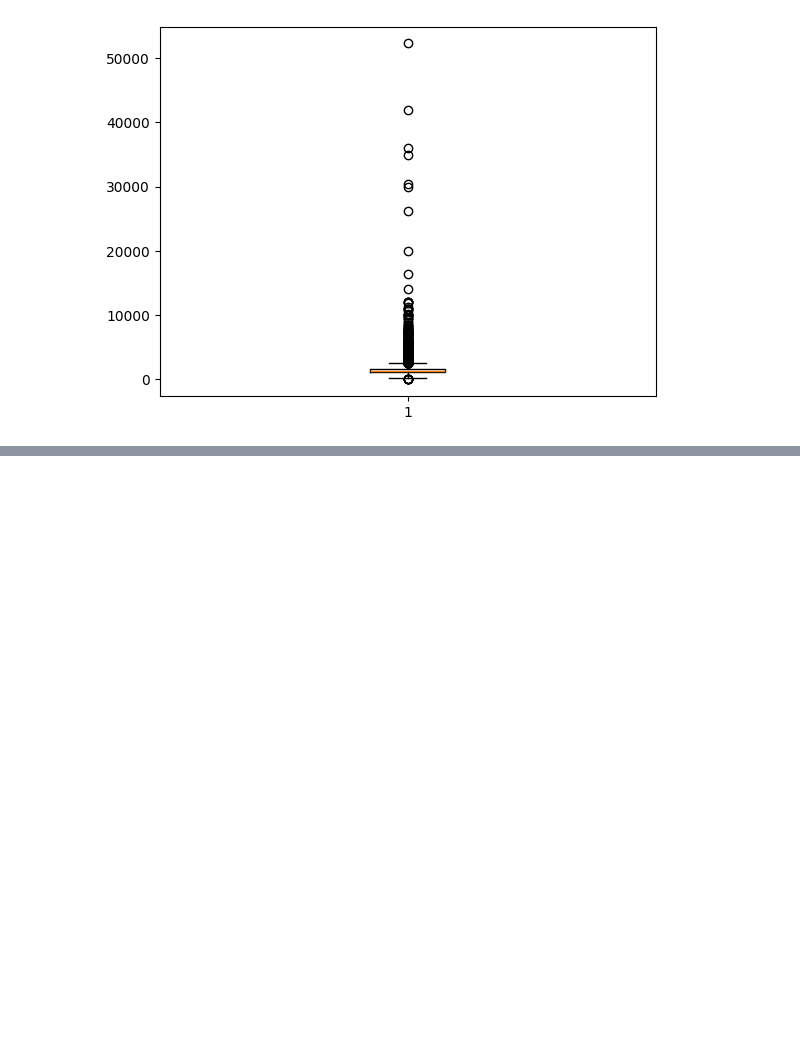
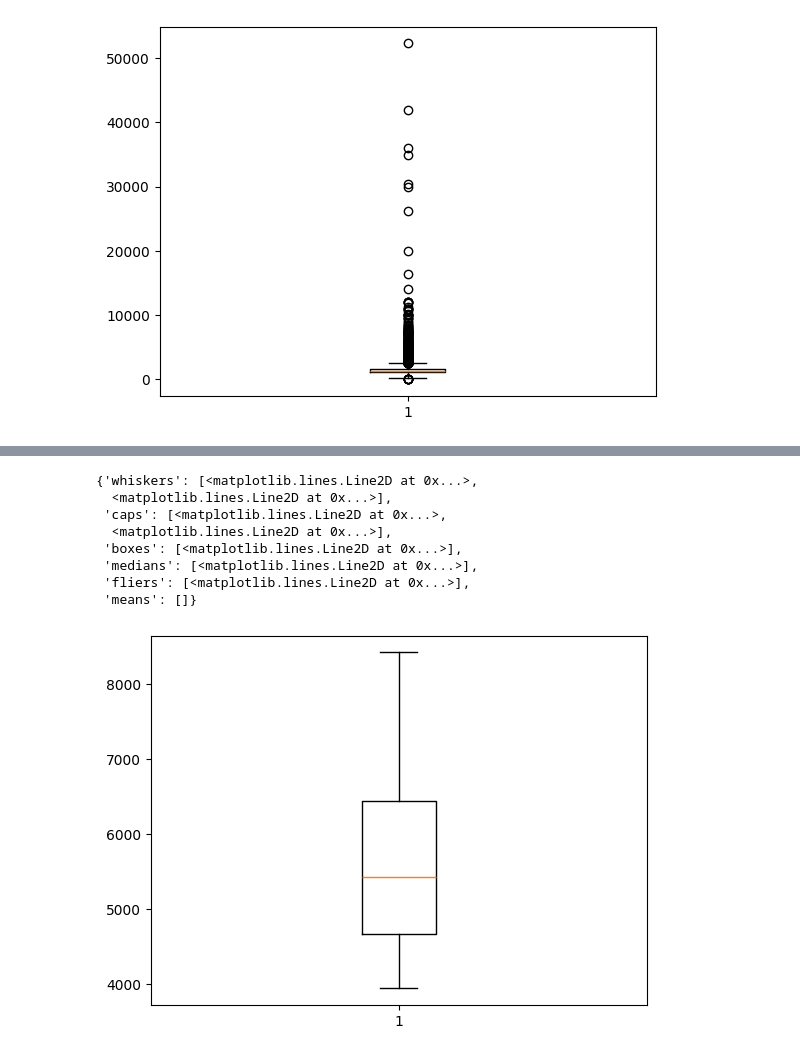
Before and after one commit to Anuska111/House_Price_Prediction_Local, a Jupyter notebook: House_Price_Prediction.ipynb, the cells around one changed output, grey strips where cells are left out. Cells and saved outputs as stored; diff of their text form; code cells hidden in the pictures; blank space fills up the shorter version.

```diff
--- a/House_Price_Prediction.ipynb
+++ b/House_Price_Prediction.ipynb
@@ -271,0 +394,4 @@ plt.boxplot(df4['total_sqft'])
+# %%
+low,high=df4['price_per_sqft'].quantile([0.1,0.9])
+mask_area=df4['price_per_sqft'].between(low,high)
+df4=df4[mask_area]
@@ -271,0 +411,12 @@ plt.boxplot(df4['total_sqft'])
+# %%
+plt.boxplot(df4['price_per_sqft'])
+# %% [output]
+{'whiskers': [<matplotlib.lines.Line2D at 0x...>,
+  <matplotlib.lines.Line2D at 0x...>],
+ 'caps': [<matplotlib.lines.Line2D at 0x...>,
+  <matplotlib.lines.Line2D at 0x...>],
+ 'boxes': [<matplotlib.lines.Line2D at 0x...>],
+ 'medians': [<matplotlib.lines.Line2D at 0x...>],
+ 'fliers': [<matplotlib.lines.Line2D at 0x...>],
+ 'means': []}
+[figure, added]
```
Also changed, not shown: parts of 30 cells of this notebook.
